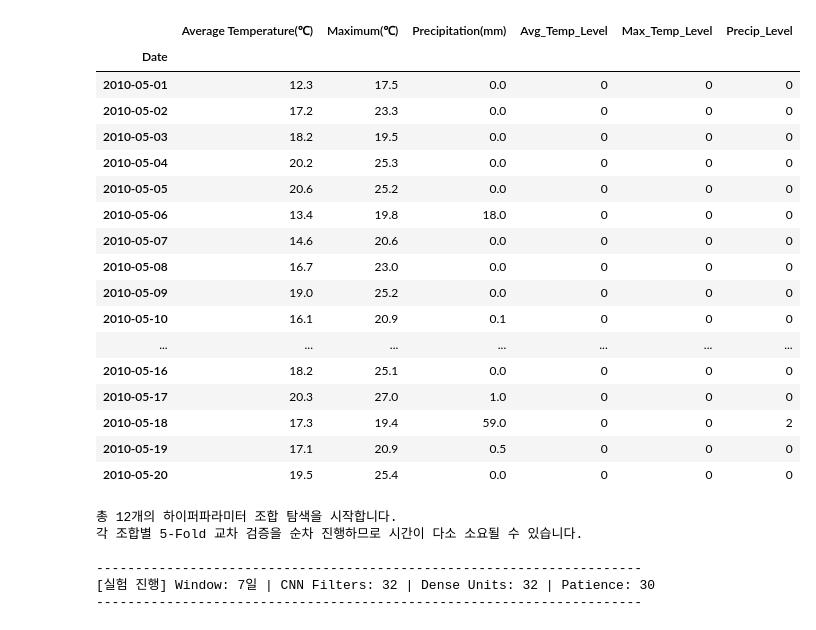
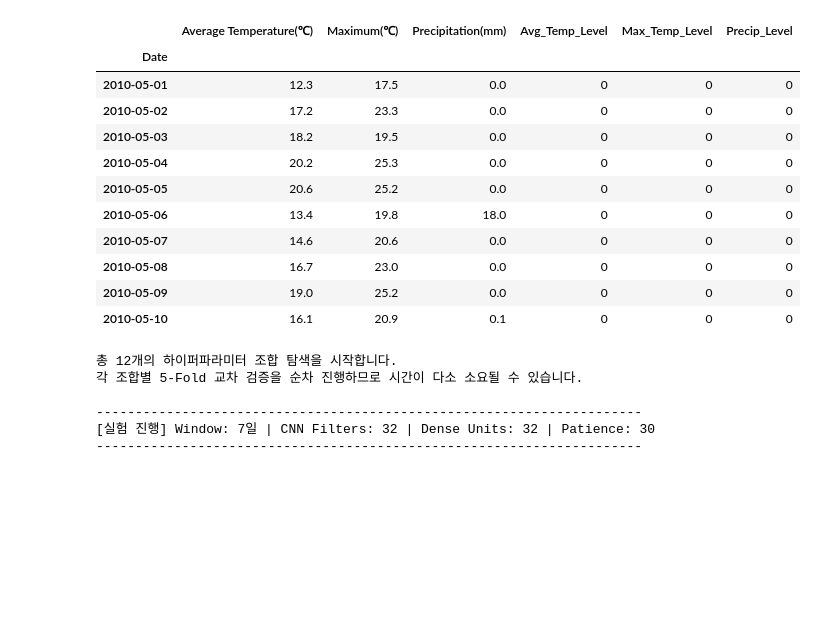
Before and after one commit to praksb2428-maker/Deep.practice, a Jupyter notebook: Summer_Temperature_Prediction_Model.ipynb, the cells around one changed output. Saved outputs shown, nothing was run; the diff lists cells and outputs as text; code cells hidden in the pictures; blank space fills up the shorter version.

```diff
--- a/Summer_Temperature_Prediction_Model.ipynb
+++ b/Summer_Temperature_Prediction_Model.ipynb
@@ -85,25 +86,19 @@ y_train_full, y_test = y_all[:split_idx], y_all[split_idx:]
 매칭된 파일 경로 확인: /content/drive/MyDrive/processed_summer_weather_data.csv
 # %%
-df_processed.head(20)
+df_processed.head(10)
 # %% [output]
 |  | Average Temperature(℃) | Maximum(℃) | Precipitation(mm) | Avg_Temp_Level | Max_Temp_Level | Precip_Level |
 | Date |  |  |  |  |  |  |
 | 2010-05-01 | 12.3 | 17.5 | 0.0 | 0 | 0 | 0 |
 | 2010-05-02 | 17.2 | 23.3 | 0.0 | 0 | 0 | 0 |
 | 2010-05-03 | 18.2 | 19.5 | 0.0 | 0 | 0 | 0 |
 | 2010-05-04 | 20.2 | 25.3 | 0.0 | 0 | 0 | 0 |
 | 2010-05-05 | 20.6 | 25.2 | 0.0 | 0 | 0 | 0 |
 | 2010-05-06 | 13.4 | 19.8 | 18.0 | 0 | 0 | 0 |
 | 2010-05-07 | 14.6 | 20.6 | 0.0 | 0 | 0 | 0 |
 | 2010-05-08 | 16.7 | 23.0 | 0.0 | 0 | 0 | 0 |
 | 2010-05-09 | 19.0 | 25.2 | 0.0 | 0 | 0 | 0 |
 | 2010-05-10 | 16.1 | 20.9 | 0.1 | 0 | 0 | 0 |
-| ... | ... | ... | ... | ... | ... | ... |
-| 2010-05-16 | 18.2 | 25.1 | 0.0 | 0 | 0 | 0 |
-| 2010-05-17 | 20.3 | 27.0 | 1.0 | 0 | 0 | 0 |
-| 2010-05-18 | 17.3 | 19.4 | 59.0 | 0 | 0 | 2 |
-| 2010-05-19 | 17.1 | 20.9 | 0.5 | 0 | 0 | 0 |
-| 2010-05-20 | 19.5 | 25.4 | 0.0 | 0 | 0 | 0 |
 # %%
 # =========================================================================
 # [신규 셀] 최적의 버퍼(Window) 및 모델 체력(Filters) 탐색 자동화 시스템
```
Also changed, not shown: parts of 3 cells of this notebook.
